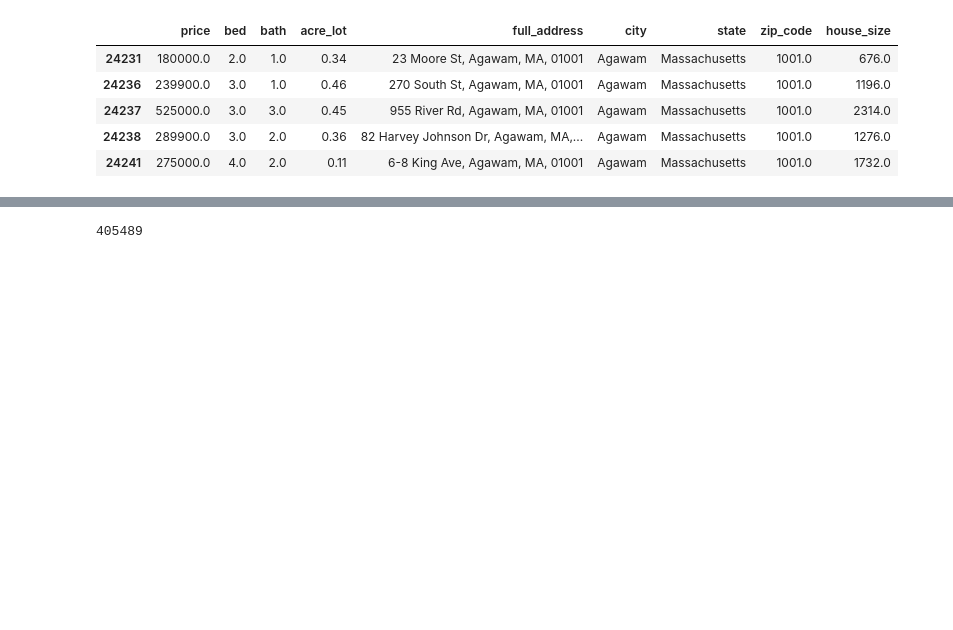
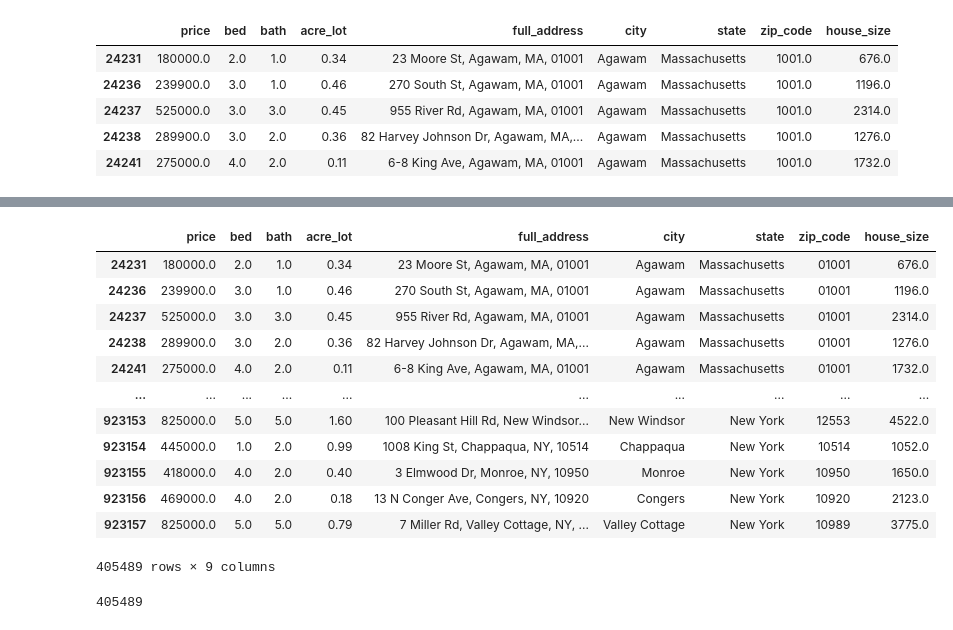
Before and after one commit to Sean-Rowe5280/Homes-Values-Machine-Learning, a Jupyter notebook: Real_Estate_Data_Cleaning.ipynb, the cells around one changed output, grey strips where cells are left out. Cells and saved outputs as stored; diff of their text form; code cells hidden in the pictures; blank space fills up the shorter version.

Commit message:
Cleaned zip codes for real_estate and trader_joes

```diff
--- a/Real_Estate_Data_Cleaning.ipynb
+++ b/Real_Estate_Data_Cleaning.ipynb
@@ -124,3 +135,21 @@ real_estate_df.head()
+# %%
+# Convert zip_code to 5 digits
+real_estate_df['zip_code'] = real_estate_df['zip_code'].astype(int).astype(str).str.zfill(5)
+real_estate_df
+# %% [output]
+|  | price | bed | bath | acre_lot | full_address | city | state | zip_code | house_size |
+| 24231 | 180000.0 | 2.0 | 1.0 | 0.34 | 23 Moore St, Agawam, MA, 01001 | Agawam | Massachusetts | 01001 | 676.0 |
+| 24236 | 239900.0 | 3.0 | 1.0 | 0.46 | 270 South St, Agawam, MA, 01001 | Agawam | Massachusetts | 01001 | 1196.0 |
+| 24237 | 525000.0 | 3.0 | 3.0 | 0.45 | 955 River Rd, Agawam, MA, 01001 | Agawam | Massachusetts | 01001 | 2314.0 |
+| 24238 | 289900.0 | 3.0 | 2.0 | 0.36 | 82 Harvey Johnson Dr, Agawam, MA,... | Agawam | Massachusetts | 01001 | 1276.0 |
+| 24241 | 275000.0 | 4.0 | 2.0 | 0.11 | 6-8 King Ave, Agawam, MA, 01001 | Agawam | Massachusetts | 01001 | 1732.0 |
+| ... | ... | ... | ... | ... | ... | ... | ... | ... | ... |
+| 923153 | 825000.0 | 5.0 | 5.0 | 1.60 | 100 Pleasant Hill Rd, New Windsor... | New Windsor | New York | 12553 | 4522.0 |
+| 923154 | 445000.0 | 1.0 | 2.0 | 0.99 | 1008 King St, Chappaqua, NY, 10514 | Chappaqua | New York | 10514 | 1052.0 |
+| 923155 | 418000.0 | 4.0 | 2.0 | 0.40 | 3 Elmwood Dr, Monroe, NY, 10950 | Monroe | New York | 10950 | 1650.0 |
+| 923156 | 469000.0 | 4.0 | 2.0 | 0.18 | 13 N Conger Ave, Congers, NY, 10920 | Congers | New York | 10920 | 2123.0 |
+| 923157 | 825000.0 | 5.0 | 5.0 | 0.79 | 7 Miller Rd, Valley Cottage, NY, ... | Valley Cottage | New York | 10989 | 3775.0 |
+405489 rows × 9 columns
 # %%
 # Checking length after dropping NAs
 len(real_estate_df)
```
Also changed, not shown: parts of 5 cells of this notebook.
